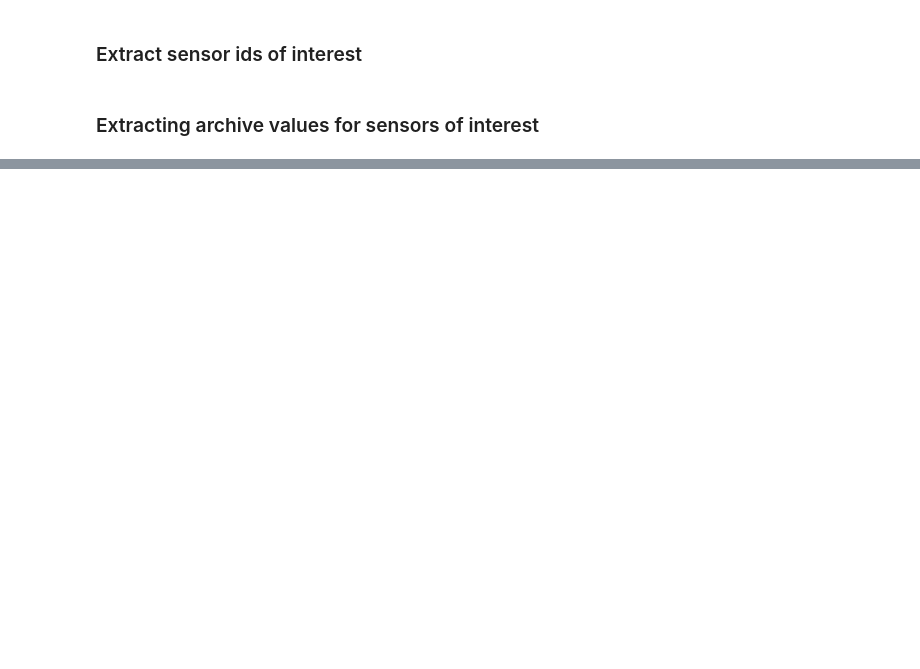
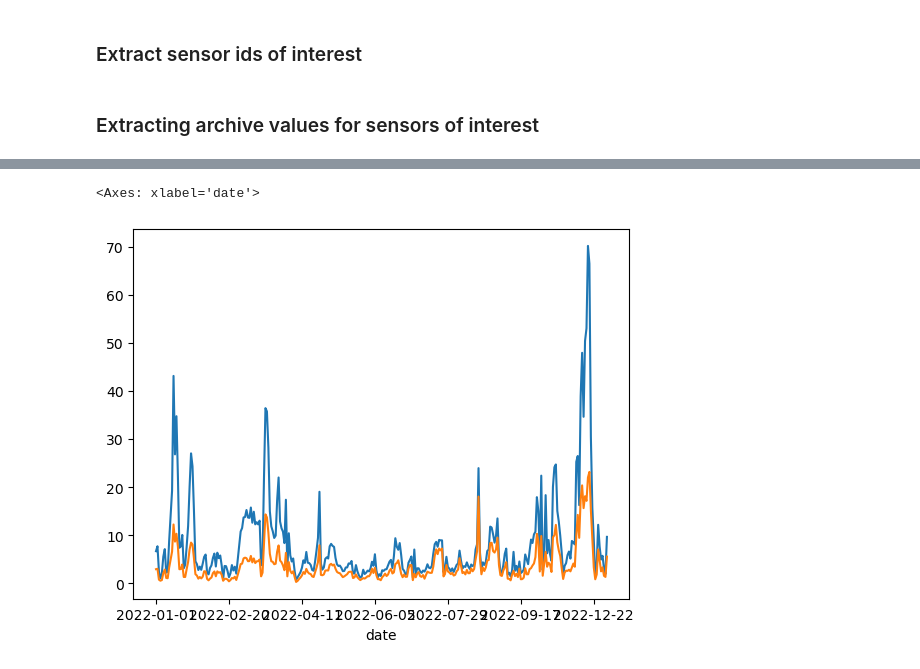
Before and after one commit to terranea/AQQA, a Jupyter notebook: notebooks/exploration_notebooks/access_community_sensor_data.ipynb, the cells around one changed output, grey strips where cells are left out. Saved outputs shown, nothing was run; the diff lists cells and outputs as text; code cells hidden in the pictures; blank space fills up the shorter version.

Commit message:
sensor community processing update

```diff
--- a/notebooks/exploration_notebooks/access_community_sensor_data.ipynb
+++ b/notebooks/exploration_notebooks/access_community_sensor_data.ipynb
@@ -83,0 +46,21 @@ df
+# %%
+sensors_of_interest_df  = pd.read_csv("/mnt/data/processed/Sensor_Community/sensor_community_ids_aoi_sds011.csv")
+# %%
+sensors_of_interest_sample_df = sensors_of_interest_df.sample(10, random_state=0)
+# %%
+data_dict = {}
+
+for i, item in sensors_of_interest_sample_df.iterrows():
+    sid = int(item["sensor_id"])
+    url_list = generate_urls(2022, sid)
+    data_dict[sid] = {}
+    data_dict[sid]["values"] = []
+
+    for url in url_list:
+        result = process_sensor_data(url, sid)
+        if result is not None:
+            date, p1_value, p2_value, lon, lat = result
+            data_dict[sid]["values"].append((date, p1_value, p2_value))
+            data_dict[sid]["geometry"] = (lon, lat)
+
+    break
@@ -83,0 +105,9 @@ df
+# %%
+df = pd.DataFrame(data_dict[21657]["values"], columns=["date", "PM10", "PM25"])
+df.set_index("date", inplace=True)
+# %%
+df["PM10"].plot()
+df["PM25"].plot()
+# %% [output]
+<Axes: xlabel='date'>
+[figure, added]
```
Also changed, not shown: parts of 8 cells of this notebook, 2 other files.
